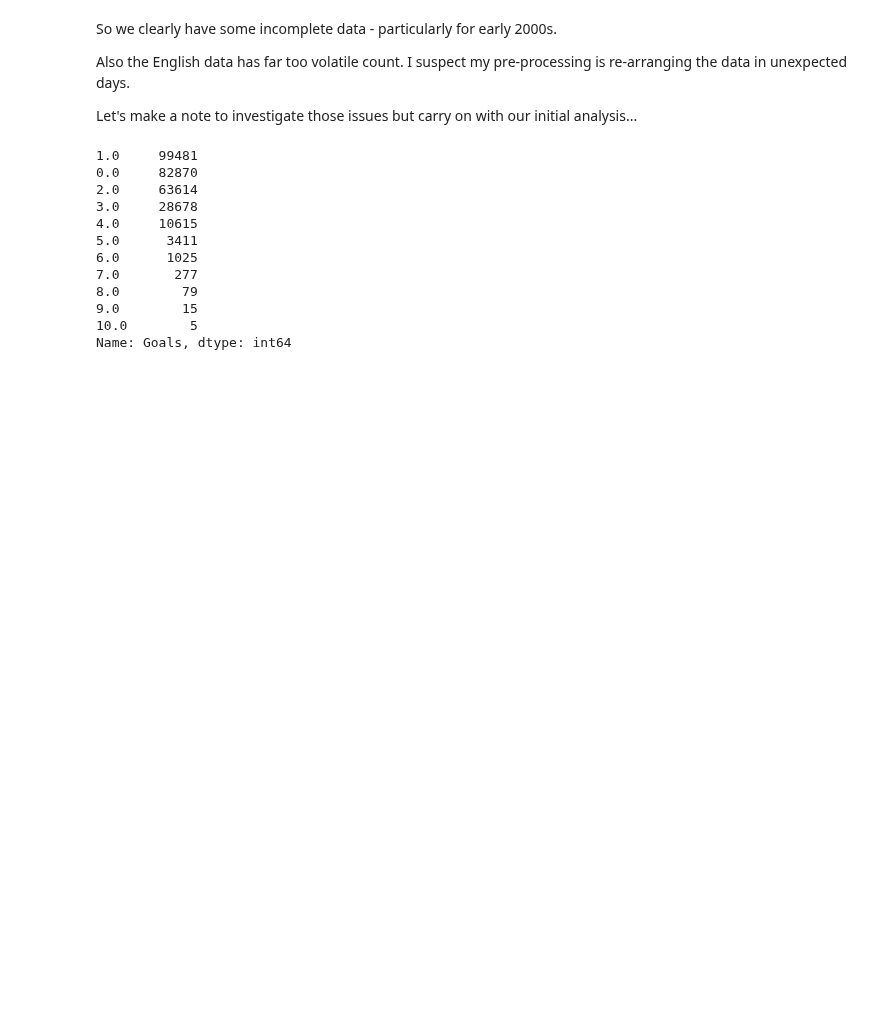
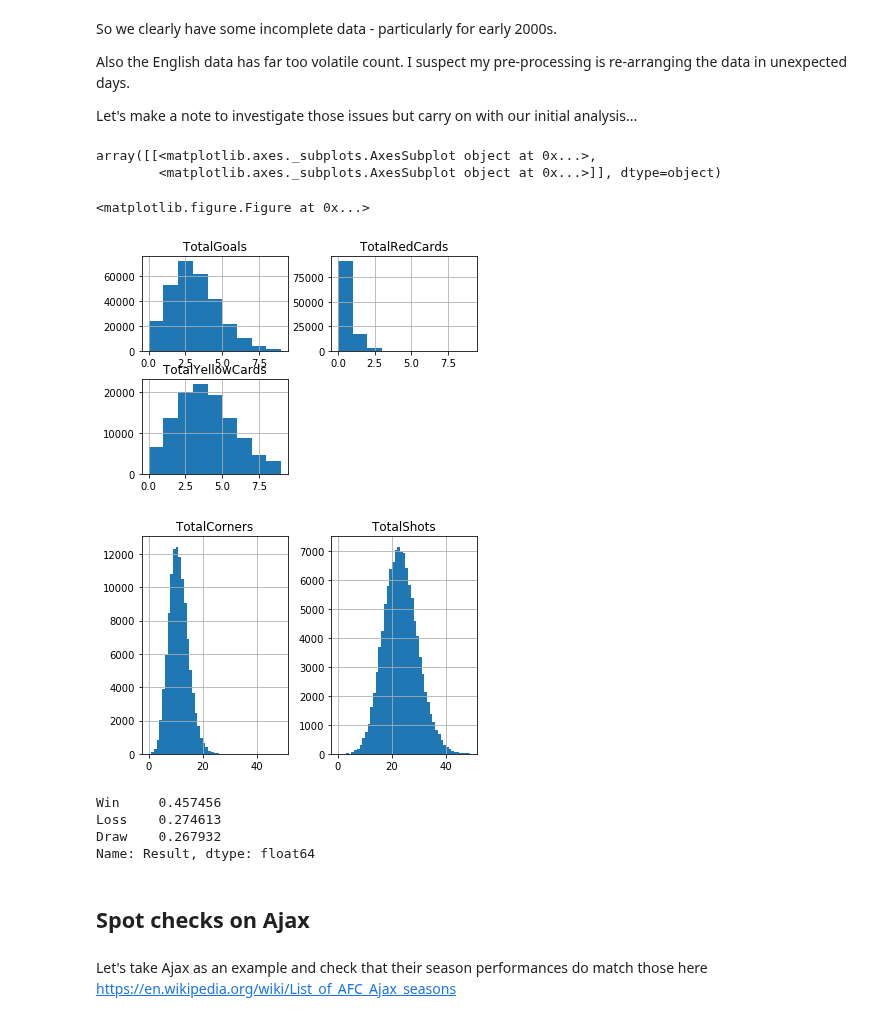
Before and after one commit to deacona/the-ball-is-round, a Jupyter notebook: notebooks/0.1-clubs-exploration.ipynb, the cells around one changed output. Saved outputs shown, nothing was run; the diff lists cells and outputs as text; code cells hidden in the pictures; blank space fills up the shorter version.

```diff
--- a/notebooks/0.1-clubs-exploration.ipynb
+++ b/notebooks/0.1-clubs-exploration.ipynb
@@ -66,18 +67,25 @@ So we clearly have some incomplete data - particularly for early 2000s.
 Also the English data has far too volatile count. I suspect my pre-processing is re-arranging the data in unexpected days.
 
 Let's make a note to investigate those issues but carry on with our initial analysis...
-# %%
-fulldata.Goals.value_counts()
-# %% [output]
-1.0     99481
-0.0     82870
-2.0     63614
-3.0     28678
-4.0     10615
-5.0      3411
-6.0      1025
-7.0       277
-8.0        79
-9.0        15
-10.0        5
-Name: Goals, dtype: int64
+# %%
+plt.figure();
+fulldata.hist(column=["TotalGoals", "TotalYellowCards", "TotalRedCards"], bins=range(10))
+fulldata.hist(column=["TotalShots", "TotalCorners"], bins=range(50))
+# fulldata.hist(column=["TotalRedCards"], bins=range(10))
+# %% [output]
+array([[<matplotlib.axes._subplots.AxesSubplot object at 0x...>,
+        <matplotlib.axes._subplots.AxesSubplot object at 0x...>]], dtype=object)
+<matplotlib.figure.Figure at 0x...>
+[figure, added]
+[figure, added]
+# %%
+fulldata[fulldata.HomeAway=="Home"].Result.value_counts(normalize=True)
+# %% [output]
+Win     0.457456
+Loss    0.274613
+Draw    0.267932
+Name: Result, dtype: float64
+# %% [markdown]
+## Spot checks on Ajax
+# %% [markdown]
+Let's take Ajax as an example and check that their season performances do match those here https://en.wikipedia.org/wiki/List_of_AFC_Ajax_seasons
```
Also changed, not shown: parts of 9 cells of this notebook, 1 other file.
